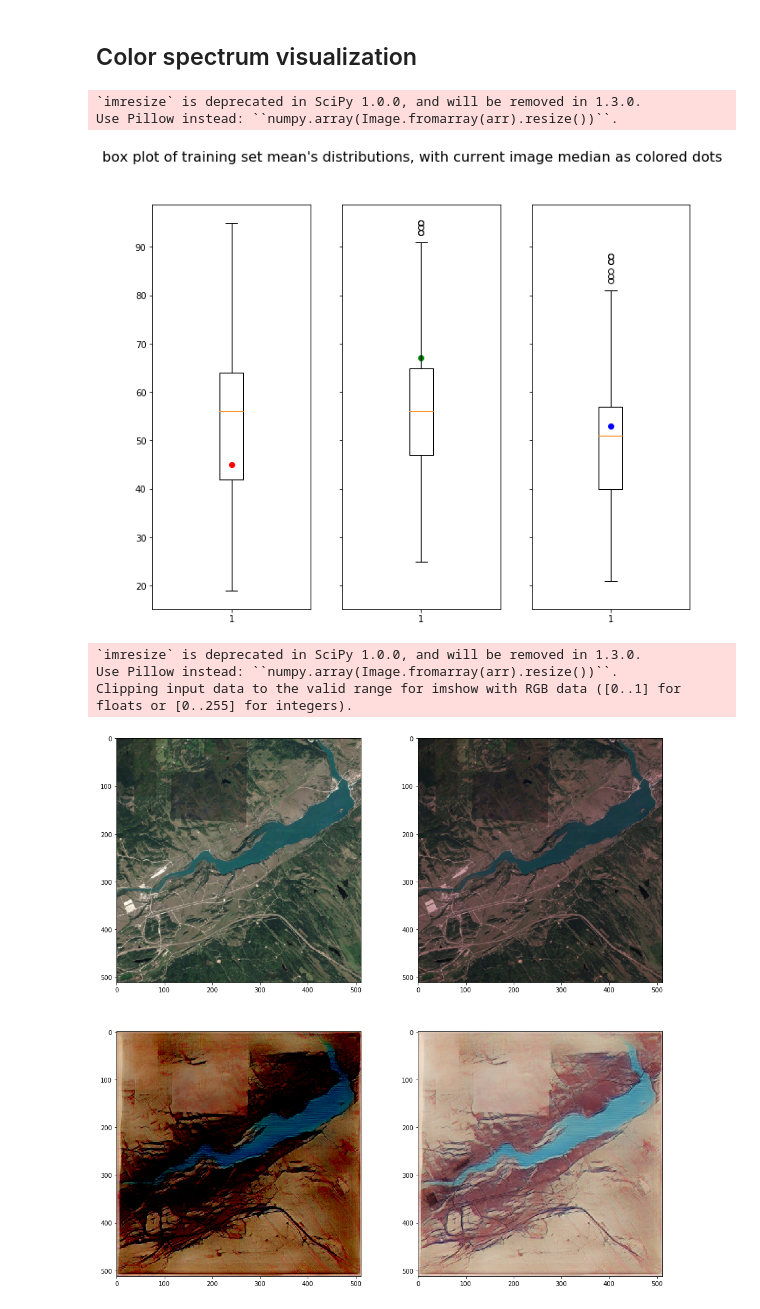
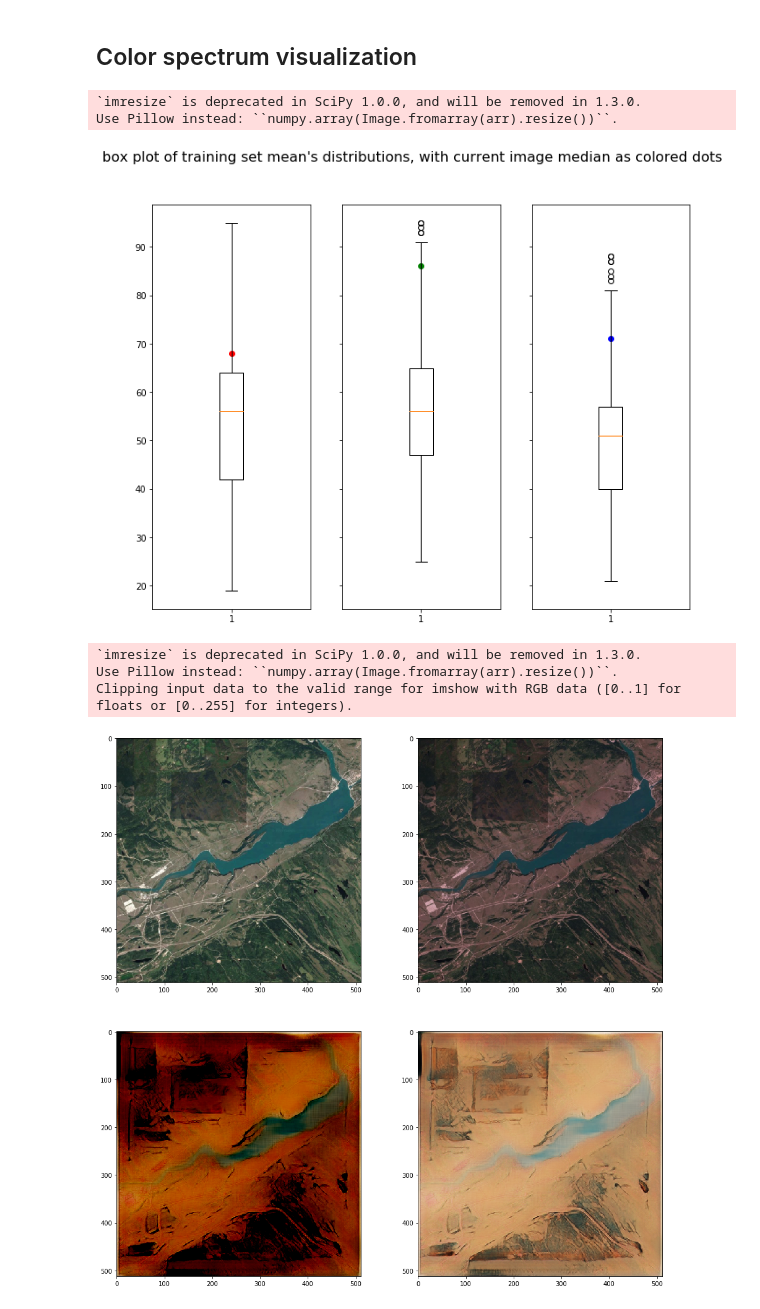
Before and after one commit to Davidnh8/CycleGan, a Jupyter notebook: Japanaese Art.ipynb, the cells around one changed output. Drawn from its saved outputs; the diff is of its cells as text; code cells hidden in the pictures.

```diff
--- a/Japanaese Art.ipynb
+++ b/Japanaese Art.ipynb
@@ -162,5 +162,8 @@ cyclegan=CycleGan.CycleGan('.\\data\\Japanese\\', 512,512, 3, 15)
 genXY=cyclegan.return_genXY()
 genYX=cyclegan.return_genYX()
 
-genXY.load_weights(".\\data\\Japanese\\models\\JapanesemodelgenXY_40_1_15")
-genYX.load_weights(".\\data\\Japanese\\models\\JapanesemodelgenYX_40_1_15")
+#genXY.load_weights(".\\data\\Japanese\\models\\JapanesemodelgenXY_40_1_15")
+#genYX.load_weights(".\\data\\Japanese\\models\\JapanesemodelgenYX_40_1_15")
+
+genXY.load_weights("C:\\Users\\David\\Desktop\\CycleGan\\JapanesemodelgenXY_epochs=45_batch=1_Closs=10")
+genYX.load_weights("C:\\Users\\David\\Desktop\\CycleGan\\JapanesemodelgenYX_epochs=45_batch=1_Closs=10")
@@ -217,7 +224,7 @@ def make_512_512(img, troubleshoot=False):
 # %%
 fig,ax=plt.subplots(1,2, figsize=[16,8.5])
 
-path="C:\\Users\\David\\Desktop\\CycleGan\\data\\Japanese\\Prince's island.jpg"
+path="C:\\Users\\David\\Desktop\\CycleGan\\data\\Japanese\\MakeImages\\Map\\GhostLake.jpg"
 img=imageio.imread(path)
 img=make_512_512(img, troubleshoot=False)
 ax[0].imshow(img)
@@ -258,7 +265,7 @@ ax[0].boxplot(r_med)
 ax[1].boxplot(g_med)
 ax[2].boxplot(b_med)
 
-path="C:\\Users\\David\\Desktop\\CycleGan\\data\\Japanese\\Calgary.jpg"
+path="C:\\Users\\David\\Desktop\\CycleGan\\data\\Japanese\\MakeImages\\Map\\GhostLake.jpg"
 img=imageio.imread(path)
 img=make_512_512(img)
 ax[0].scatter(1,np.median(img[:,:,0]), color='red')
@@ -270,34 +277,34 @@ plt.show()
 # %% [output]
 `imresize` is deprecated in SciPy 1.0.0, and will be removed in 1.3.0.
 Use Pillow instead: ``numpy.array(Image.fromarray(arr).resize())``.
-[figure, old version]
+[figure, new version]
 # %%
 from PIL import Image
 fig,ax=plt.subplots(2,2, figsize=[16,16])
 
 name="GhostLake"
-path_from="C:\\Users\\David\\Desktop\\CycleGan\\data\\Japanese\\MakeIamges\\Map\\"
-path_to="C:\\Users\\David\\Desktop\\CycleGan\\data\\Japanese\\MakeIamges\\Japanese_Style_Map\\"
+path_from="C:\\Users\\David\\Desktop\\CycleGan\\data\\Japanese\\MakeImages\\Map\\"
+path_to="C:\\Users\\David\\Desktop\\CycleGan\\data\\Japanese\\MakeImages\\Japanese_Style_Map\\"
 img=imageio.imread(path_from + name + ".jpg")
 img=make_512_512(img, troubleshoot=False)
 result = Image.fromarray(img.astype('uint8'))
-result.save(path_to+'original_%s.jpg' % name)
+#result.save(path_to+'original_%s.jpg' % name)
 ax[0,0].imshow(img)
 
 new_img=IP.adjust_RGB_color_distribution(img, (r_med_med, g_med_med, b_med_med), mode='median')
 ax[0,1].imshow(new_img)
 #print(new_img.shape)
 #print(new_img.reshape(1,512,512,3)/127.5-1)
 
 transform_img=genXY.predict(new_img.reshape(1,512,512,3)/127.5-1)
 ax[1,0].imshow(transform_img.reshape(512,512,3))
 ax[1,1].imshow(img_range(transform_img.reshape(512,512,3)))
 #print(img_range(transform_img.reshape(512,512,3)))
 
 result = Image.fromarray(img_range(transform_img.reshape(512,512,3)).astype('uint8'))
-result.save(path_to+'transformed_%s.jpg' % name)
+#result.save(path_to+'transformed_%s.jpg' % name)
 # %% [output]
 `imresize` is deprecated in SciPy 1.0.0, and will be removed in 1.3.0.
 Use Pillow instead: ``numpy.array(Image.fromarray(arr).resize())``.
 Clipping input data to the valid range for imshow with RGB data ([0..1] for floats or [0..255] for integers).
-[figure, old version]
+[figure, new version]
```
Also changed, not shown: parts of 2 cells of this notebook.
